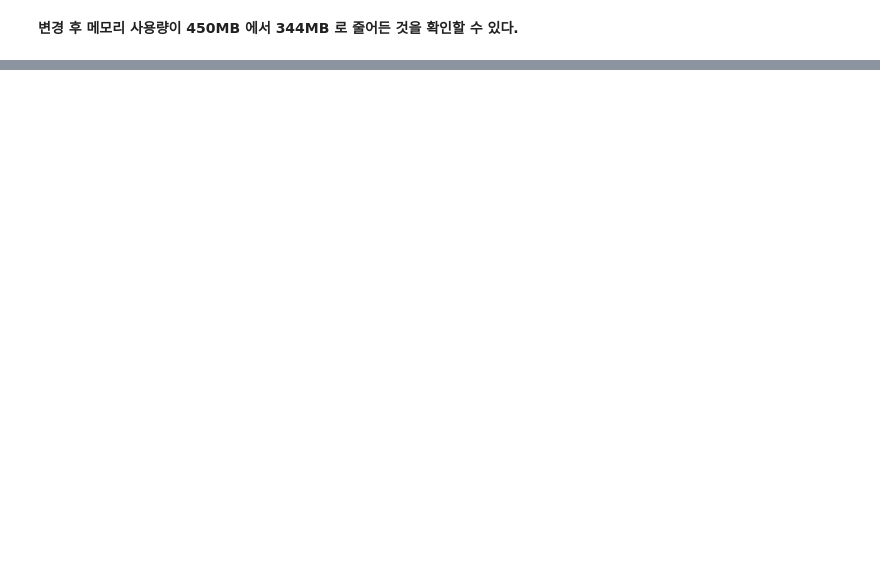
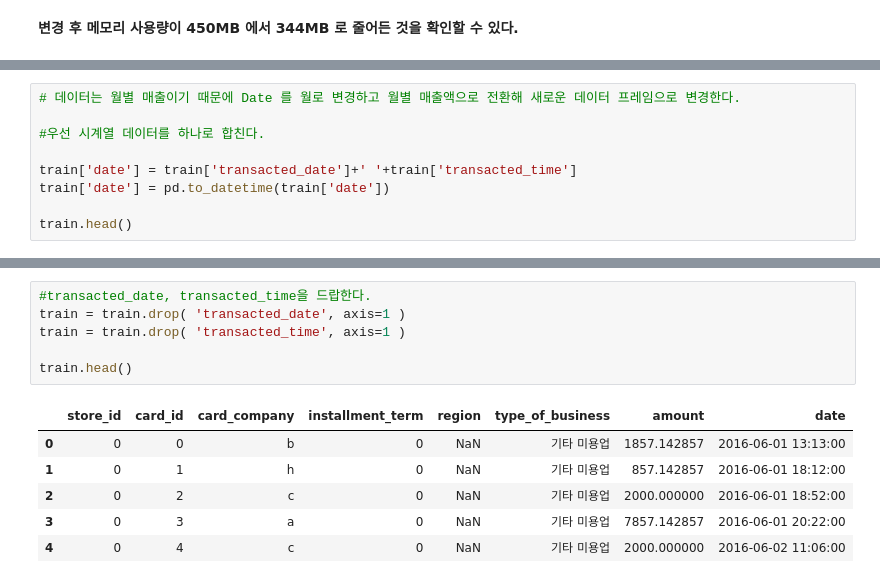
Before and after one commit to AllenBJLee/dacon, a Jupyter notebook: funda/funda_mark2.ipynb, the cells around one changed output, grey strips where cells are left out. Cells and saved outputs as stored; diff of their text form; blank space fills up the shorter version.

```diff
--- a/funda/funda_mark2.ipynb
+++ b/funda/funda_mark2.ipynb
@@ -160,0 +154,9 @@ len(train['store_id'].unique()) - len(train[df_temp]['store_id'].unique())
+# %%
+# 데이터는 월별 매출이기 때문에 Date 를 월로 변경하고 월별 매출액으로 전환해 새로운 데이터 프레임으로 변경한다.
+
+#우선 시계열 데이터를 하나로 합친다.
+
+train['date'] = train['transacted_date']+' '+train['transacted_time']
+train['date'] = pd.to_datetime(train['date'])
+
+train.head()
@@ -160,0 +170,13 @@ len(train['store_id'].unique()) - len(train[df_temp]['store_id'].unique())
+# %%
+#transacted_date, transacted_time을 드랍한다.
+train = train.drop( 'transacted_date', axis=1 )
+train = train.drop( 'transacted_time', axis=1 )
+
+train.head()
+# %% [output]
+|  | store_id | card_id | card_company | installment_term | region | type_of_business | amount | date |
+| 0 | 0 | 0 | b | 0 | NaN | 기타 미용업 | 1857.142857 | 2016-06-01 13:13:00 |
+| 1 | 0 | 1 | h | 0 | NaN | 기타 미용업 | 857.142857 | 2016-06-01 18:12:00 |
+| 2 | 0 | 2 | c | 0 | NaN | 기타 미용업 | 2000.000000 | 2016-06-01 18:52:00 |
+| 3 | 0 | 3 | a | 0 | NaN | 기타 미용업 | 7857.142857 | 2016-06-01 20:22:00 |
+| 4 | 0 | 4 | c | 0 | NaN | 기타 미용업 | 2000.000000 | 2016-06-02 11:06:00 |
```
Also changed, not shown: parts of 14 cells of this notebook.
